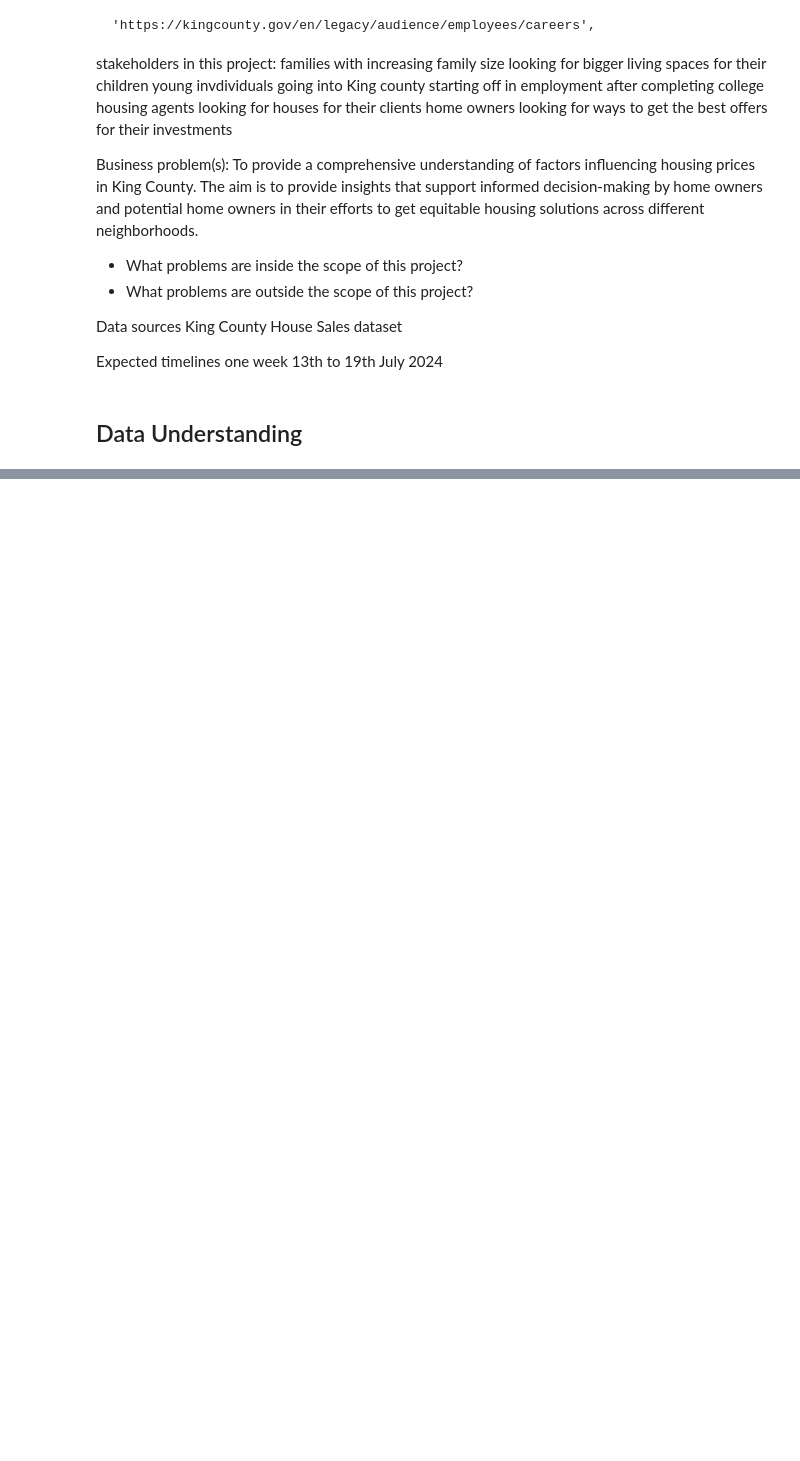
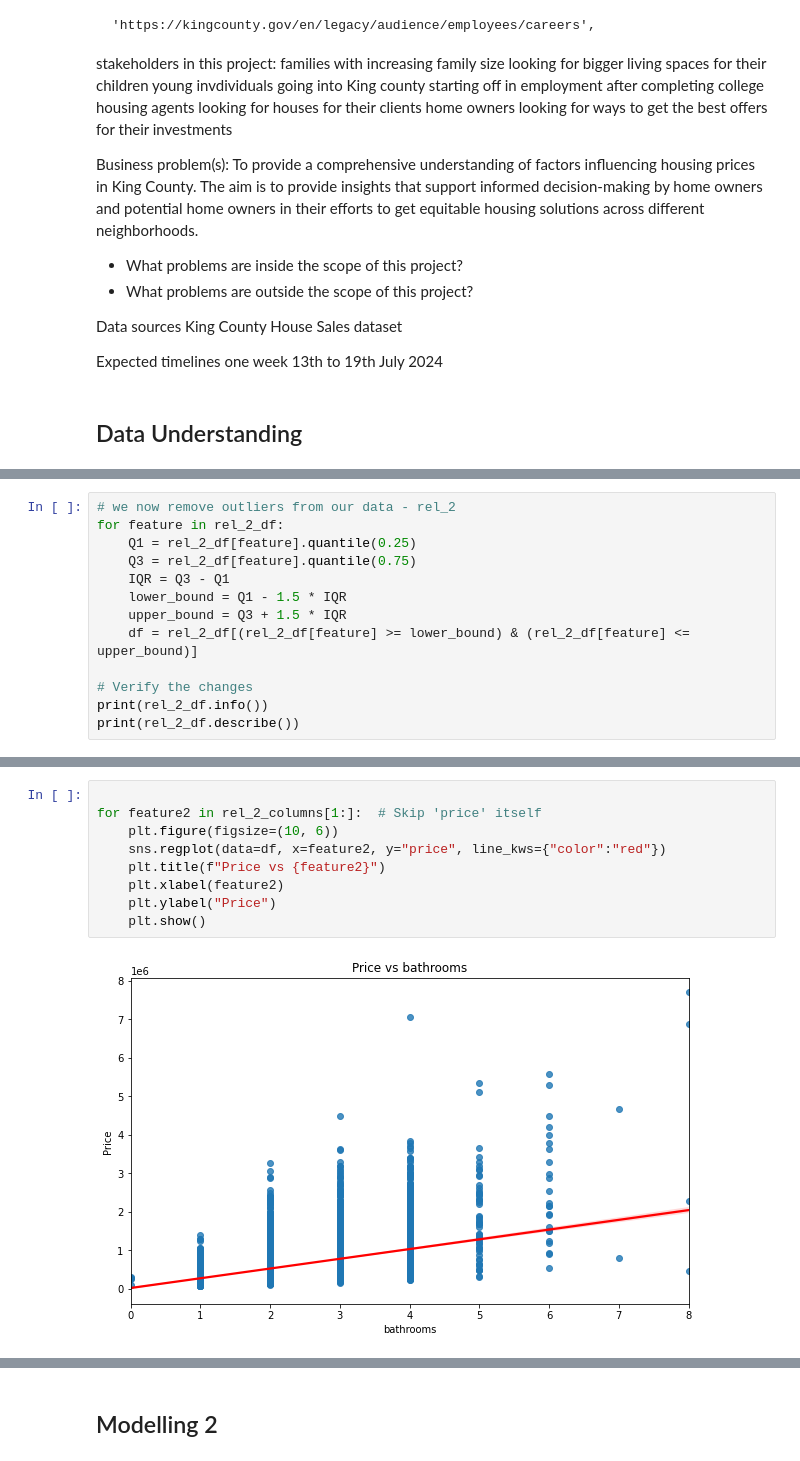
Before and after one commit to bourzat/group-2-phase-2-project, a Jupyter notebook: notebooks/kirui.ipynb, the cells around one changed output, grey strips where cells are left out. Saved outputs shown, nothing was run; the diff lists cells and outputs as text; blank space fills up the shorter version.

Commit message:
additinal model

```diff
--- a/notebooks/kirui.ipynb
+++ b/notebooks/kirui.ipynb
@@ -125,0 +441,13 @@ Variables/ Column names:
+# %%
+# we now remove outliers from our data - rel_2
+for feature in rel_2_df:
+    Q1 = rel_2_df[feature].quantile(0.25)
+    Q3 = rel_2_df[feature].quantile(0.75)
+    IQR = Q3 - Q1
+    lower_bound = Q1 - 1.5 * IQR
+    upper_bound = Q3 + 1.5 * IQR
+    df = rel_2_df[(rel_2_df[feature] >= lower_bound) & (rel_2_df[feature] <= upper_bound)]
+
+# Verify the changes
+print(rel_2_df.info())
+print(rel_2_df.describe())
@@ -125,0 +491,11 @@ Variables/ Column names:
+# %%
+
+for feature2 in rel_2_columns[1:]:  # Skip 'price' itself
+    plt.figure(figsize=(10, 6))
+    sns.regplot(data=df, x=feature2, y="price", line_kws={"color":"red"})
+    plt.title(f"Price vs {feature2}")
+    plt.xlabel(feature2)
+    plt.ylabel("Price")
+    plt.show()
+# %% [output]
+[figure, added]
@@ -125,0 +510,2 @@ Variables/ Column names:
+# %% [markdown]
+## Modelling 2
```
Also changed, not shown: parts of 52 cells of this notebook.
